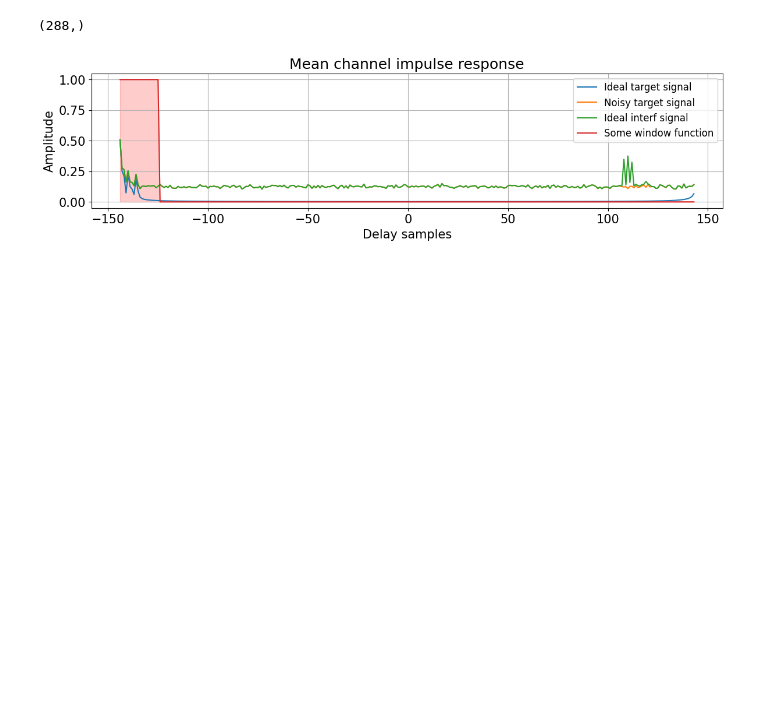
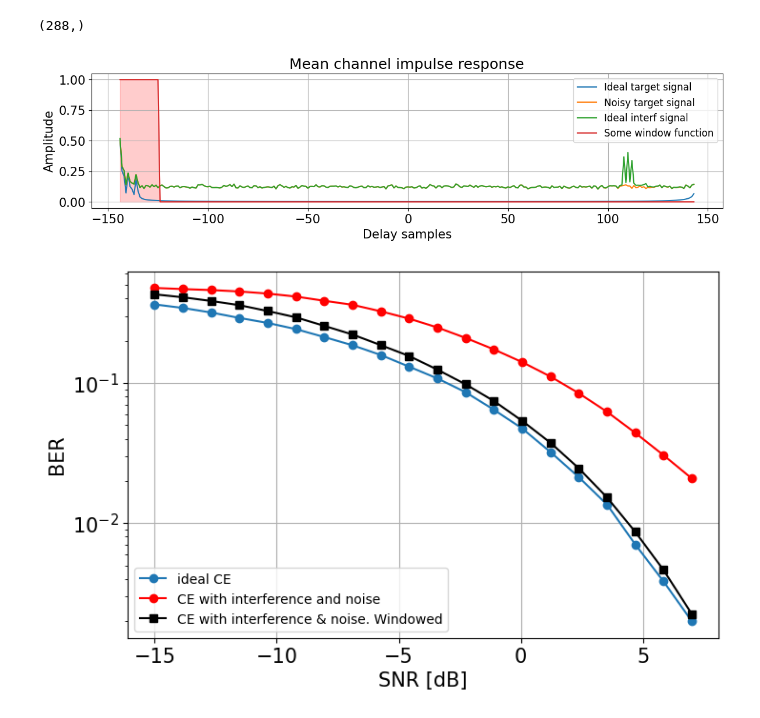
Before and after one commit to Aleksey2509/9_semester_programming, a Jupyter notebook: mimo/hw1.ipynb, the cells around one changed output. Saved outputs shown, nothing was run; the diff lists cells and outputs as text; code cells hidden in the pictures; blank space fills up the shorter version.

```diff
--- a/mimo/hw1.ipynb
+++ b/mimo/hw1.ipynb
@@ -1343,14 +1343,26 @@ def window_filter(H_est, window):
+# %%
+# Simulations with window filter
+# ---------------------------------------------------------------------------------------
+# Your code here
+window = np.zeros(srs_subcarriers.shape)
+window_size = 20
+window_start = int(srs_subcarriers.shape[0] / 2)
+window[window_start:window_start + window_size] = 1
+ber_interf_noise_window =  send_experiment_with_channel_approx(snr_range, "svd", window, True, True)
+# ---------------------------------------------------------------------------------------
 # %%
 # plot results (example)
 plt.figure(figsize = (8,5))
-plt.plot(snr_range, ber_ideal, 'o-', label = 'ideal CE')
-plt.plot(snr_range, ber_interf_noise, 'o-', label = 'CE with interference and noise', color = 'red')
-plt.plot(snr_range, ber_interf_noise_window, 's-',color = 'black', label = 'CE with interference & noise. Windowed')
+plt.plot(snr_range, ber_ideal[0], 'o-', label = 'ideal CE')
+plt.plot(snr_range, ber_interf_noise[0], 'o-', label = 'CE with interference and noise', color = 'red')
+plt.plot(snr_range, ber_interf_noise_window[0], 's-',color = 'black', label = 'CE with interference & noise. Windowed')
 
 
 plt.yscale('log')
 plt.grid()
 plt.xlabel('SNR [dB]')
 plt.ylabel('BER')
 plt.legend(fontsize = 10, loc = 'lower left')
 plt.show()
+# %% [output]
+[figure, added]
```
Also changed, not shown: parts of 15 cells of this notebook.
